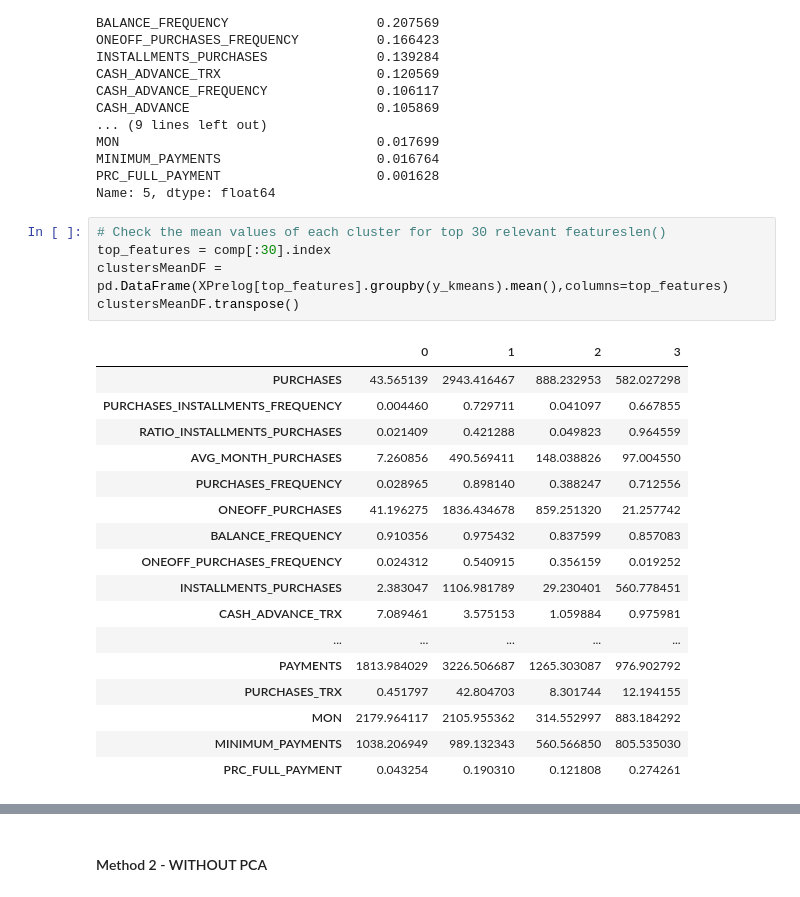
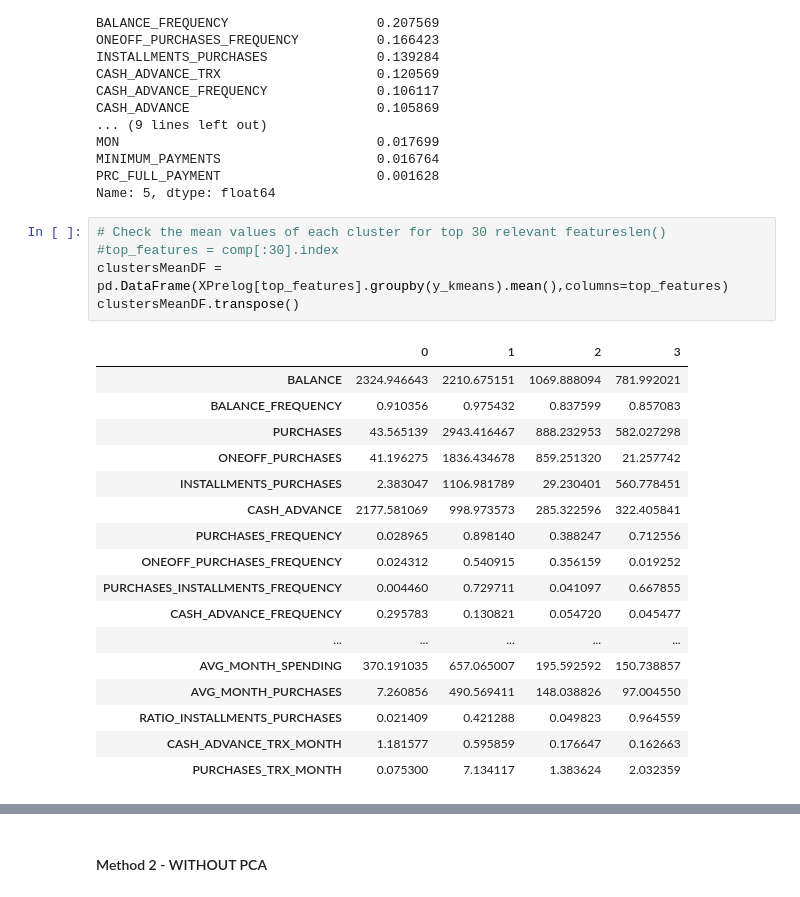
Before and after one commit to oandremota/ML-Project-, a Jupyter notebook: ML_Work_Log_10+SquareRoot_V6.ipynb, the cells around one changed output, grey strips where cells are left out. Saved outputs shown, nothing was run; the diff lists cells and outputs as text.

```diff
--- a/ML_Work_Log_10+SquareRoot_V6.ipynb
+++ b/ML_Work_Log_10+SquareRoot_V6.ipynb
@@ -1003,24 +1003,24 @@ PRC_FULL_PAYMENT                    0.001628
 Name: 5, dtype: float64
 # %%
 # Check the mean values of each cluster for top 30 relevant featureslen()
-top_features = comp[:30].index
+#top_features = comp[:30].index
 clustersMeanDF = pd.DataFrame(XPrelog[top_features].groupby(y_kmeans).mean(),columns=top_features)
 clustersMeanDF.transpose()
 # %% [output]
 |  | 0 | 1 | 2 | 3 |
+| BALANCE | 2324.946643 | 2210.675151 | 1069.888094 | 781.992021 |
+| BALANCE_FREQUENCY | 0.910356 | 0.975432 | 0.837599 | 0.857083 |
 | PURCHASES | 43.565139 | 2943.416467 | 888.232953 | 582.027298 |
+| ONEOFF_PURCHASES | 41.196275 | 1836.434678 | 859.251320 | 21.257742 |
+| INSTALLMENTS_PURCHASES | 2.383047 | 1106.981789 | 29.230401 | 560.778451 |
+| CASH_ADVANCE | 2177.581069 | 998.973573 | 285.322596 | 322.405841 |
+| PURCHASES_FREQUENCY | 0.028965 | 0.898140 | 0.388247 | 0.712556 |
+| ONEOFF_PURCHASES_FREQUENCY | 0.024312 | 0.540915 | 0.356159 | 0.019252 |
 | PURCHASES_INSTALLMENTS_FREQUENCY | 0.004460 | 0.729711 | 0.041097 | 0.667855 |
+| CASH_ADVANCE_FREQUENCY | 0.295783 | 0.130821 | 0.054720 | 0.045477 |
+| ... | ... | ... | ... | ... |
+| AVG_MONTH_SPENDING | 370.191035 | 657.065007 | 195.592592 | 150.738857 |
+| AVG_MONTH_PURCHASES | 7.260856 | 490.569411 | 148.038826 | 97.004550 |
 | RATIO_INSTALLMENTS_PURCHASES | 0.021409 | 0.421288 | 0.049823 | 0.964559 |
-| AVG_MONTH_PURCHASES | 7.260856 | 490.569411 | 148.038826 | 97.004550 |
-| PURCHASES_FREQUENCY | 0.028965 | 0.898140 | 0.388247 | 0.712556 |
-| ONEOFF_PURCHASES | 41.196275 | 1836.434678 | 859.251320 | 21.257742 |
-| BALANCE_FREQUENCY | 0.910356 | 0.975432 | 0.837599 | 0.857083 |
-| ONEOFF_PURCHASES_FREQUENCY | 0.024312 | 0.540915 | 0.356159 | 0.019252 |
-| INSTALLMENTS_PURCHASES | 2.383047 | 1106.981789 | 29.230401 | 560.778451 |
-| CASH_ADVANCE_TRX | 7.089461 | 3.575153 | 1.059884 | 0.975981 |
-| ... | ... | ... | ... | ... |
-| PAYMENTS | 1813.984029 | 3226.506687 | 1265.303087 | 976.902792 |
-| PURCHASES_TRX | 0.451797 | 42.804703 | 8.301744 | 12.194155 |
-| MON | 2179.964117 | 2105.955362 | 314.552997 | 883.184292 |
-| MINIMUM_PAYMENTS | 1038.206949 | 989.132343 | 560.566850 | 805.535030 |
-| PRC_FULL_PAYMENT | 0.043254 | 0.190310 | 0.121808 | 0.274261 |
+| CASH_ADVANCE_TRX_MONTH | 1.181577 | 0.595859 | 0.176647 | 0.162663 |
+| PURCHASES_TRX_MONTH | 0.075300 | 7.134117 | 1.383624 | 2.032359 |
```
Also changed, not shown: parts of 4 cells of this notebook.
